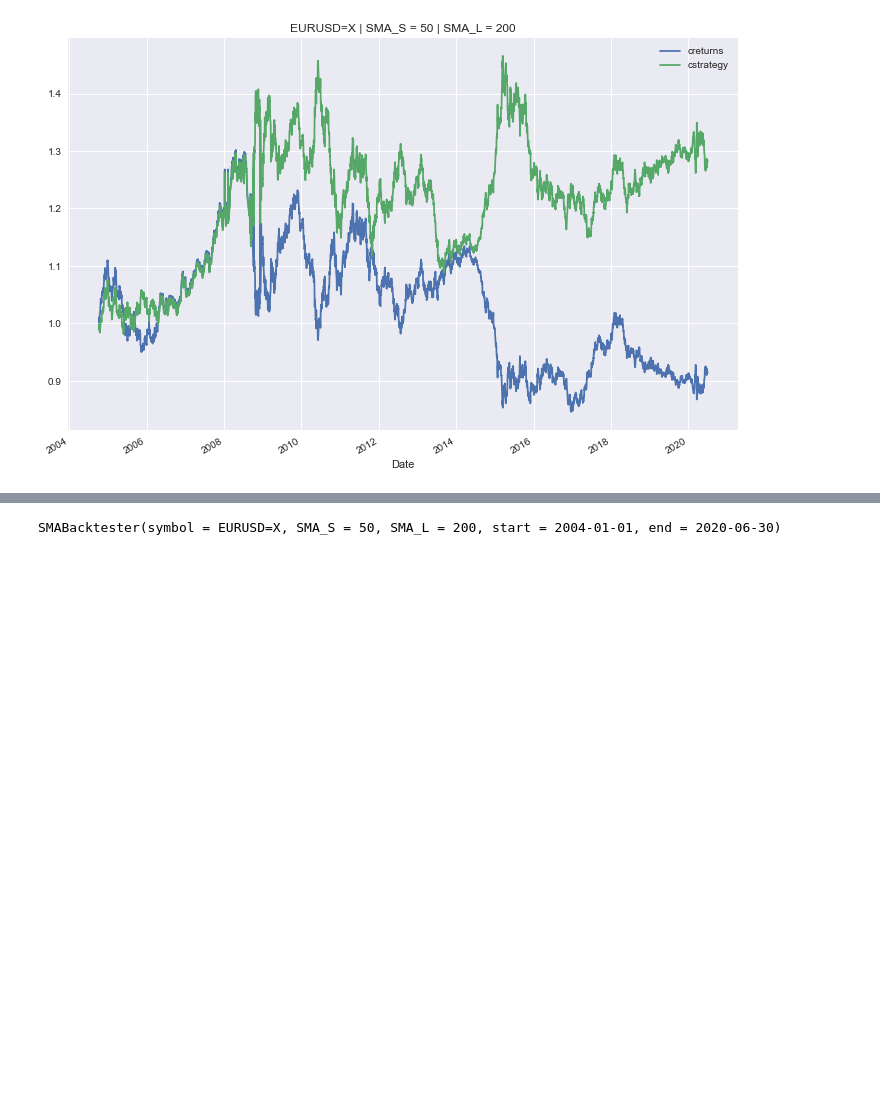
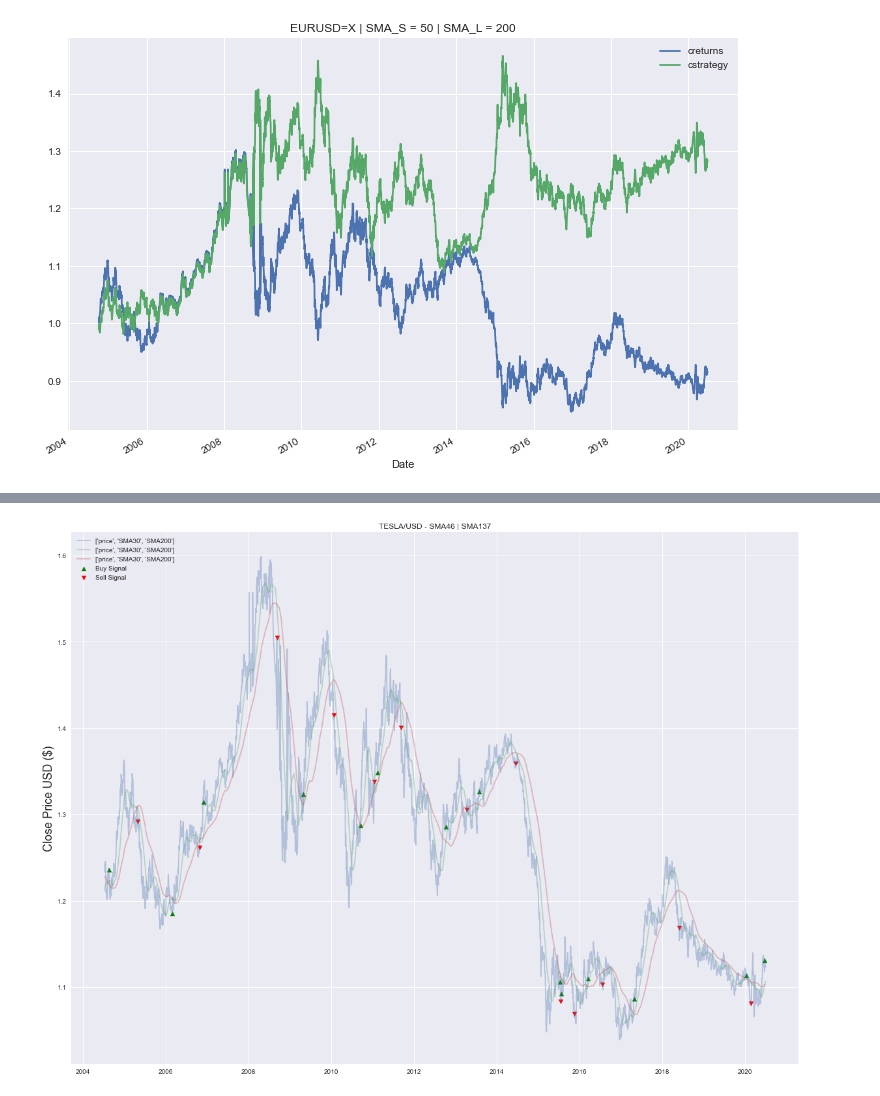
Before and after one commit to AhsanVirani/AlgoTrading, a Jupyter notebook: SMA_backtester.ipynb, the cells around one changed output, grey strips where cells are left out. Saved outputs shown, nothing was run; the diff lists cells and outputs as text; code cells hidden in the pictures; blank space fills up the shorter version.

```diff
--- a/SMA_backtester.ipynb
+++ b/SMA_backtester.ipynb
@@ -185,4 +252,4 @@ tester.results_overview
 # %%
-tester
+tester.plot_optimized_graph()
 # %% [output]
-SMABacktester(symbol = EURUSD=X, SMA_S = 50, SMA_L = 200, start = 2004-01-01, end = 2020-06-30)
+[figure, added]
```
Also changed, not shown: parts of 5 cells of this notebook, 1 other file.
